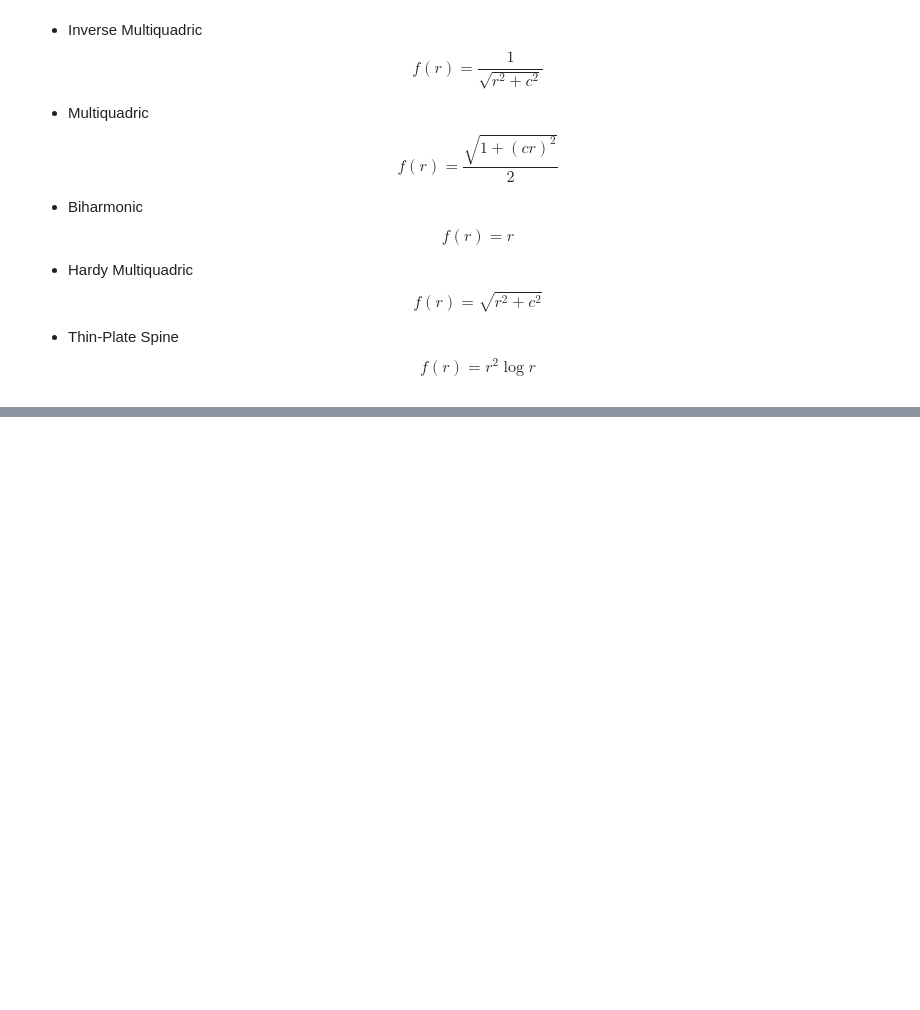
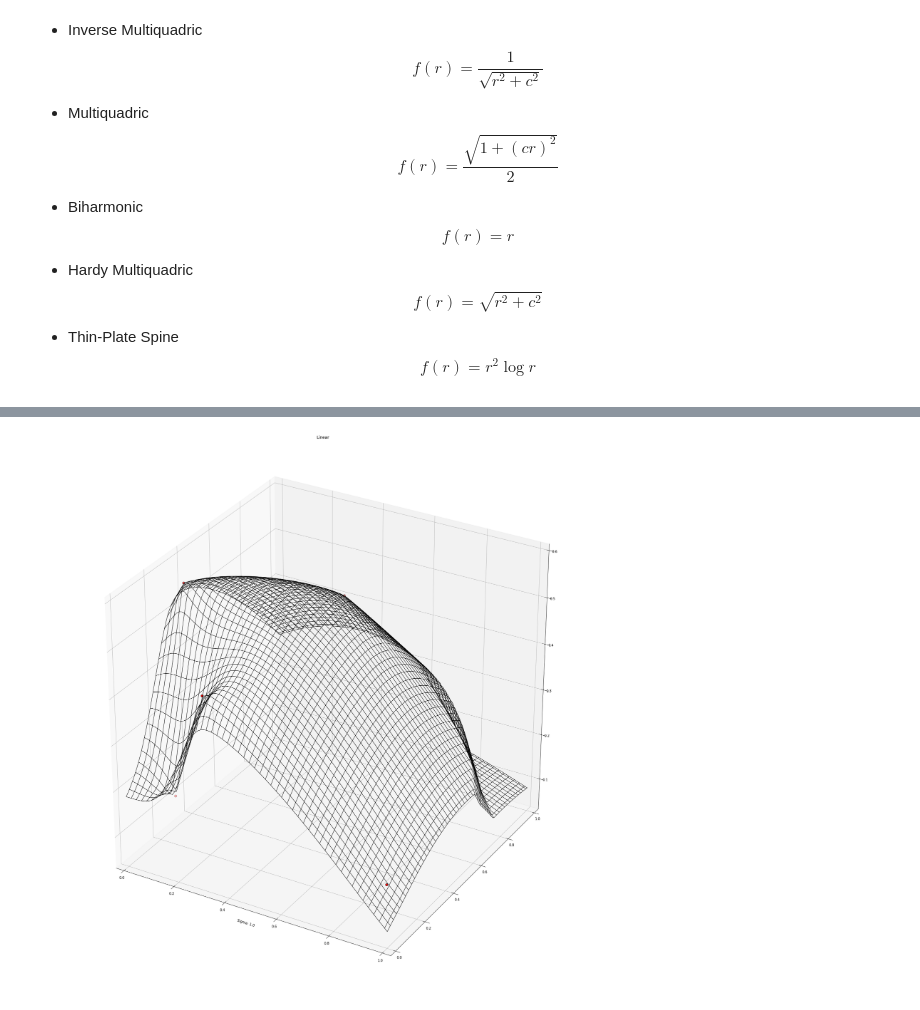
Before and after one commit to davidcorral/scatter_data_interpolation, a Jupyter notebook: radial_basis_function.ipynb, the cells around one changed output, grey strips where cells are left out. Saved outputs shown, nothing was run; the diff lists cells and outputs as text; code cells hidden in the pictures; blank space fills up the shorter version.

```diff
--- a/radial_basis_function.ipynb
+++ b/radial_basis_function.ipynb
@@ -169,0 +170,29 @@ ValueError: need more than 2 values to unpack
+# %%
+import sys
+sys.path.append('python')
+
+import numpy
+from scatter_data_interpolation.radial_basis_function import linear
+from scatter_data_interpolation.radial_basis_function import gaussian
+from scatter_data_interpolation.radial_basis_function import inverse_multiquadric
+from scatter_data_interpolation.radial_basis_function import biharmonic
+from scatter_data_interpolation.radial_basis_function import multiquadric
+from scatter_data_interpolation.radial_basis_function import hardy_multiquadric
+from scatter_data_interpolation.radial_basis_function import thin_plate_spline
+from scatter_data_interpolation.plot_utils import plot_3d
+
+n = 5
+nodes = numpy.random.random((n, 2))
+values = numpy.random.random((n, 1))
+
+plot_3d([
+    ('Linear', linear, 1.0),
+    ('Gaussian', gaussian, 0.5),
+    ('Inverse Multiquadric', inverse_multiquadric, 0.5),
+    ('Biharmonic', biharmonic, 1.0),
+    ('Multiquadric', multiquadric, 5),
+    ('Hardy Mutiquadric', hardy_multiquadric, 0.2),
+    ('Thin-Plate Spline', thin_plate_spline, None),
+], nodes, values, figsize=(30, 30))
+# %% [output]
+[figure, added]
```
Also changed, not shown: parts of 3 cells of this notebook, 2 other files.
